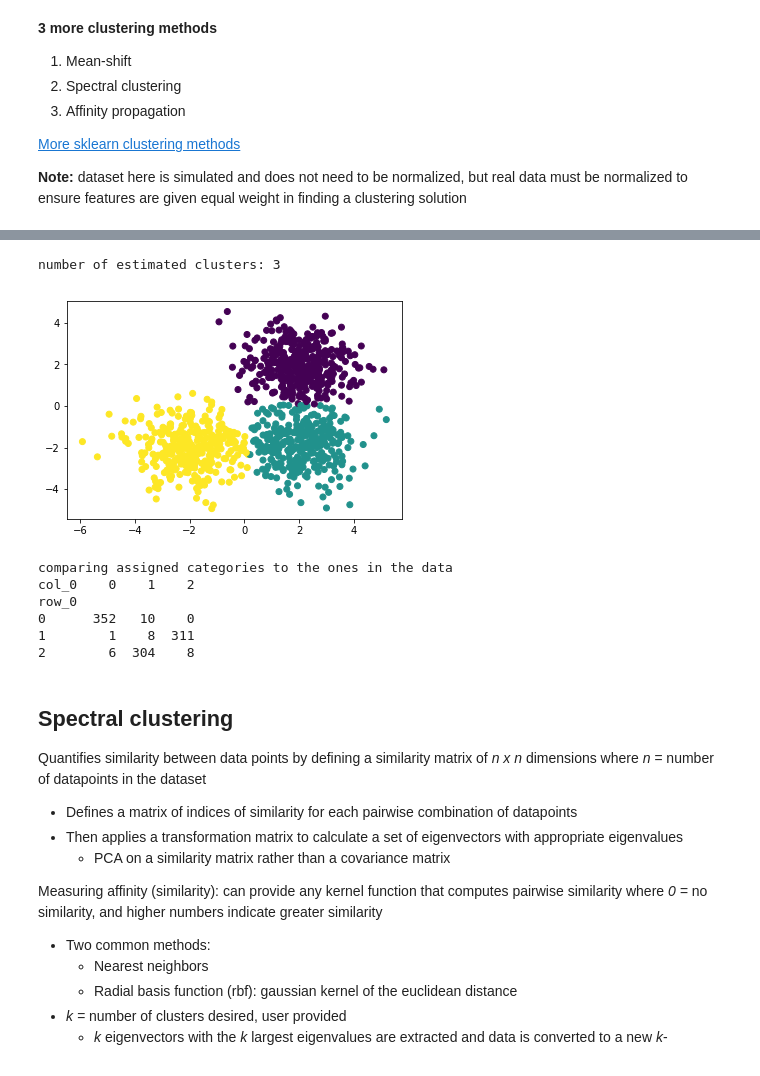
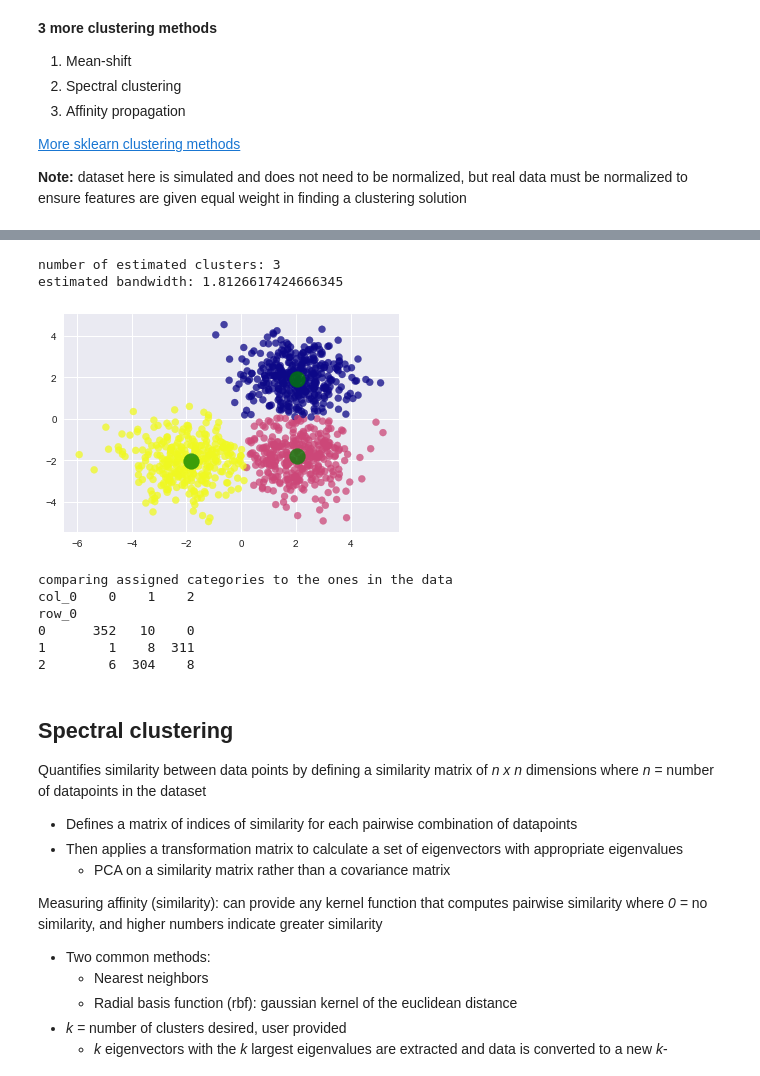
Before and after one commit to brianmcguckin/thinkful_unit_04_unsupervised_learning, a Jupyter notebook: 04_02_03_other_clustering_methods.ipynb, the cells around one changed output, grey strips where cells are left out. Saved outputs shown, nothing was run; the diff lists cells and outputs as text; code cells hidden in the pictures.

```diff
--- a/04_02_03_other_clustering_methods.ipynb
+++ b/04_02_03_other_clustering_methods.ipynb
@@ -73,39 +78,43 @@ Works by calculating the probability that a data point will be present at any po
 # %%
 from sklearn.cluster import MeanShift, estimate_bandwidth
 
 #estimate_bandwidth function automatically derives bandwidth by inspecting
 #distances of datapoints in dataset
 bandwidth = estimate_bandwidth(X_train, quantile=0.2, n_samples=500)
 
-#declare fit model
+#declare & fit
 ms = MeanShift(bandwidth=bandwidth, bin_seeding=True).fit(X_train)
 
 #extract cluster assignments
 labels = ms.labels_
 
 #coordinates of cluster centers
 cluster_centers = ms.cluster_centers_
 
 #count clusters
 n_clusters_ = len(np.unique(labels))
 
 print('number of estimated clusters: {}'.format(n_clusters_))
+print('estimated bandwidth: {}'.format(bandwidth))
+
+plt.scatter(X_train[:, 0], X_train[:, 1],
+            c=labels, cmap='plasma', alpha=.75)
+plt.scatter(cluster_centers[:,0], cluster_centers[:,1],
+            c='g', cmap='plasma', s=250, alpha=.75)
+plt.show()
+
+print('comparing assigned categories to the ones in the data')
+print(pd.crosstab(y_train, labels))
 # %% [output]
 number of estimated clusters: 3
+estimated bandwidth: 1.8126617424666345
+[figure, added]
+comparing assigned categories to the ones in the data
+col_0    0    1    2
+row_0
+0      352   10    0
+1        1    8  311
+2        6  304    8
-# %%
-plt.scatter(X_train[:, 0], X_train[:, 1], c=labels)
-plt.show()
-
-print('comparing assigned categories to the ones in the data')
-print(pd.crosstab(y_train, labels))
-# %% [output]
-[figure, removed]
-comparing assigned categories to the ones in the data
-col_0    0    1    2
-row_0
-0      352   10    0
-1        1    8  311
-2        6  304    8
 # %% [markdown]
 ## Spectral clustering
 Quantifies similarity between data points by defining a similarity matrix of _n x n_ dimensions where _n =_ number of datapoints in the dataset
```
Also changed, not shown: parts of 10 cells of this notebook.
